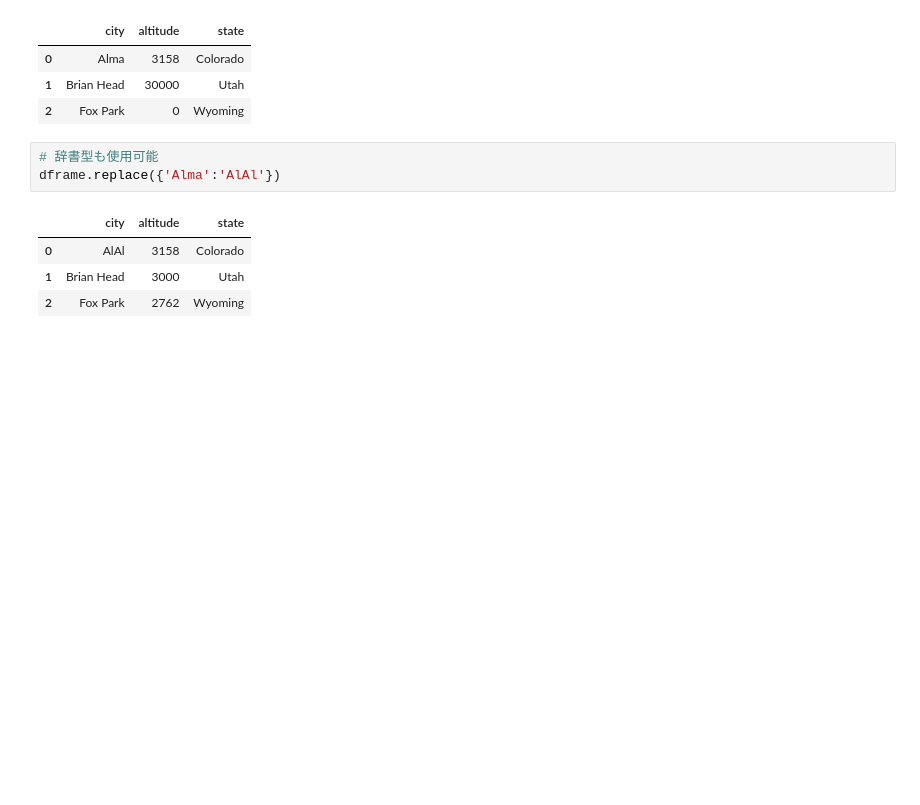
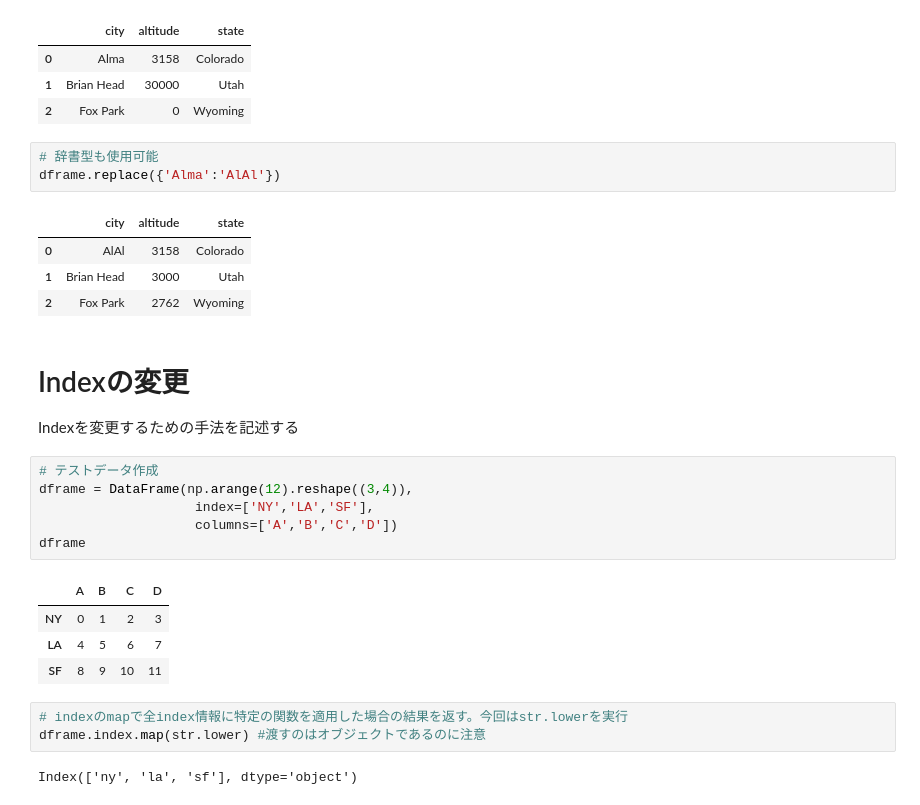
Before and after one commit to largekind/DataScience, a Jupyter notebook: DataFix.ipynb, the cells around one changed output. Saved outputs shown, nothing was run; the diff lists cells and outputs as text; blank space fills up the shorter version.

Commit message:
Add usage to change index

```diff
--- a/DataFix.ipynb
+++ b/DataFix.ipynb
@@ -579,3 +579,23 @@ dframe.replace({'Alma':'AlAl'})
 | 0 | AlAl | 3158 | Colorado |
 | 1 | Brian Head | 3000 | Utah |
 | 2 | Fox Park | 2762 | Wyoming |
+# %% [markdown]
+# Indexの変更
+
+Indexを変更するための手法を記述する
+# %%
+# テストデータ作成
+dframe = DataFrame(np.arange(12).reshape((3,4)),
+                    index=['NY','LA','SF'],
+                    columns=['A','B','C','D'])
+dframe
+# %% [output]
+|  | A | B | C | D |
+| NY | 0 | 1 | 2 | 3 |
+| LA | 4 | 5 | 6 | 7 |
+| SF | 8 | 9 | 10 | 11 |
+# %%
+# indexのmapで全index情報に特定の関数を適用した場合の結果を返す。今回はstr.lowerを実行
+dframe.index.map(str.lower) #渡すのはオブジェクトであるのに注意
+# %% [output]
+Index(['ny', 'la', 'sf'], dtype='object')
```
Also changed, not shown: parts of 4 cells of this notebook.
